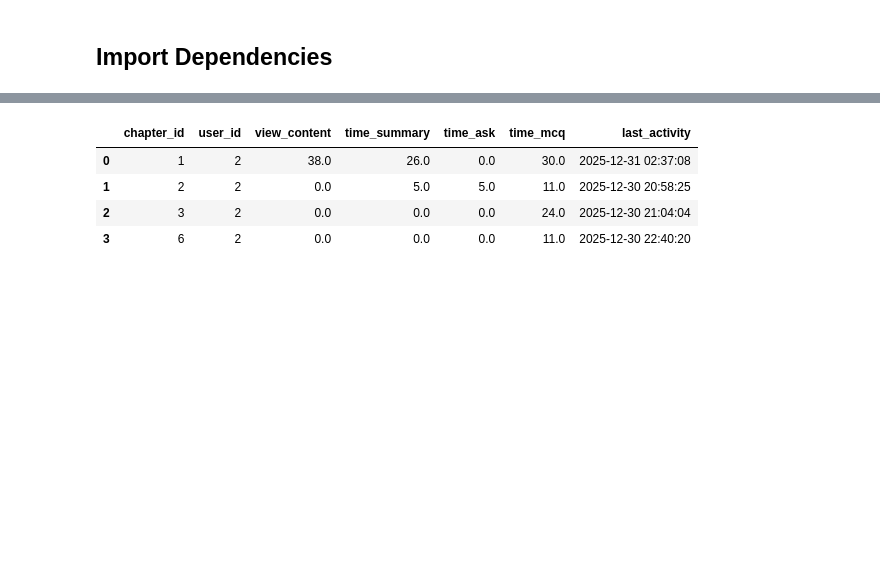
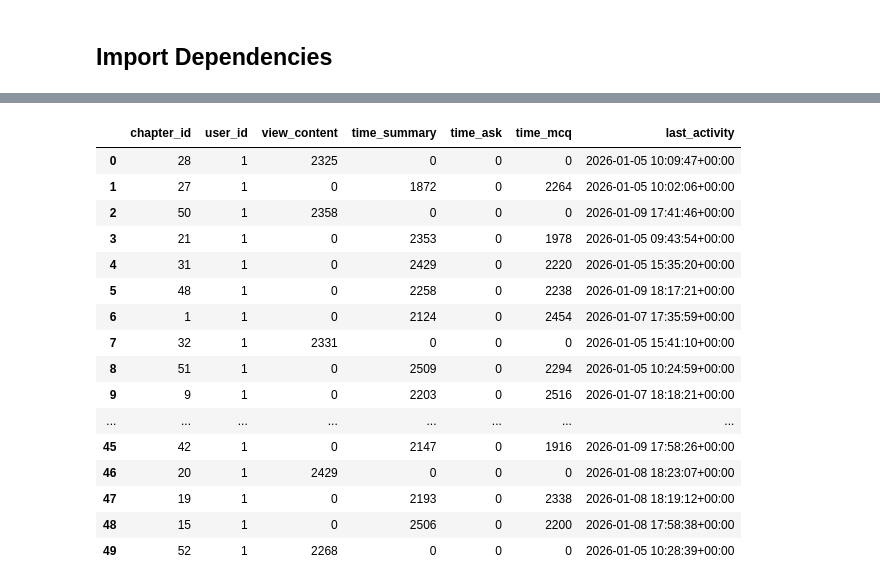
Before and after one commit to Ydv-Suman/Lernix, a Jupyter notebook: backend/app/ml/notebook/model.ipynb, the cells around one changed output, grey strips where cells are left out. Drawn from its saved outputs; the diff is of its cells as text; code cells hidden in the pictures; blank space fills up the shorter version.

```diff
--- a/backend/app/ml/notebook/model.ipynb
+++ b/backend/app/ml/notebook/model.ipynb
@@ -20,16 +20,7 @@ from dotenv import load_dotenv
 
 load_dotenv()
 
-DB_USER = os.getenv('DB_USER')
-DB_PASSWORD = os.getenv('DB_PASSWORD', '')
-DB_HOST = os.getenv('DB_HOST')
-DB_PORT = os.getenv('DB_PORT')
-DB_NAME = os.getenv('DB_NAME')
-
-# Safely encode special characters in the password for the connection string
-encoded_password = quote_plus(DB_PASSWORD)
-
-SQLALCHEMY_DATABASE_URL = f"mysql+pymysql://{DB_USER}:{encoded_password}@{DB_HOST}:{DB_PORT}/{DB_NAME}"
+SQLALCHEMY_DATABASE_URL = os.getenv("DATABASE_URL")
 engine = create_engine(SQLALCHEMY_DATABASE_URL)
 # %%
 chapters_df = pd.read_sql("""
@@ -53,25 +54,37 @@ chapters_df
 # %%
 time_df = pd.read_sql("""
     SELECT
         chapter_id,
         owner_id AS user_id,
         SUM(CASE WHEN activity_type = 'view_content' THEN duration_seconds ELSE 0 END) AS view_content,
         SUM(CASE WHEN activity_type = 'summary' THEN duration_seconds ELSE 0 END) AS time_summary,
         SUM(CASE WHEN activity_type = 'ask_question' THEN duration_seconds ELSE 0 END) AS time_ask,
         SUM(CASE WHEN activity_type = 'mcq' THEN duration_seconds ELSE 0 END) AS time_mcq,
         MAX(session_end) AS last_activity
     FROM learning_sessions
-    WHERE is_valid = 1
+    WHERE is_valid = True
     GROUP BY chapter_id, owner_id
 """, engine)
 
 time_df
 # %% [output]
 |  | chapter_id | user_id | view_content | time_summary | time_ask | time_mcq | last_activity |
-| 0 | 1 | 2 | 38.0 | 26.0 | 0.0 | 30.0 | 2025-12-31 02:37:08 |
-| 1 | 2 | 2 | 0.0 | 5.0 | 5.0 | 11.0 | 2025-12-30 20:58:25 |
-| 2 | 3 | 2 | 0.0 | 0.0 | 0.0 | 24.0 | 2025-12-30 21:04:04 |
-| 3 | 6 | 2 | 0.0 | 0.0 | 0.0 | 11.0 | 2025-12-30 22:40:20 |
+| 0 | 28 | 1 | 2325 | 0 | 0 | 0 | 2026-01-05 10:09:47+00:00 |
+| 1 | 27 | 1 | 0 | 1872 | 0 | 2264 | 2026-01-05 10:02:06+00:00 |
+| 2 | 50 | 1 | 2358 | 0 | 0 | 0 | 2026-01-09 17:41:46+00:00 |
+| 3 | 21 | 1 | 0 | 2353 | 0 | 1978 | 2026-01-05 09:43:54+00:00 |
+| 4 | 31 | 1 | 0 | 2429 | 0 | 2220 | 2026-01-05 15:35:20+00:00 |
+| 5 | 48 | 1 | 0 | 2258 | 0 | 2238 | 2026-01-09 18:17:21+00:00 |
+| 6 | 1 | 1 | 0 | 2124 | 0 | 2454 | 2026-01-07 17:35:59+00:00 |
+| 7 | 32 | 1 | 2331 | 0 | 0 | 0 | 2026-01-05 15:41:10+00:00 |
+| 8 | 51 | 1 | 0 | 2509 | 0 | 2294 | 2026-01-05 10:24:59+00:00 |
+| 9 | 9 | 1 | 0 | 2203 | 0 | 2516 | 2026-01-07 18:18:21+00:00 |
+| ... | ... | ... | ... | ... | ... | ... | ... |
+| 45 | 42 | 1 | 0 | 2147 | 0 | 1916 | 2026-01-09 17:58:26+00:00 |
+| 46 | 20 | 1 | 2429 | 0 | 0 | 0 | 2026-01-08 18:23:07+00:00 |
+| 47 | 19 | 1 | 0 | 2193 | 0 | 2338 | 2026-01-08 18:19:12+00:00 |
+| 48 | 15 | 1 | 0 | 2506 | 0 | 2200 | 2026-01-08 17:58:38+00:00 |
+| 49 | 52 | 1 | 2268 | 0 | 0 | 0 | 2026-01-05 10:28:39+00:00 |
 # %%
 mcq_df = pd.read_sql("""
     SELECT
```
Also changed, not shown: parts of 12 cells of this notebook.
